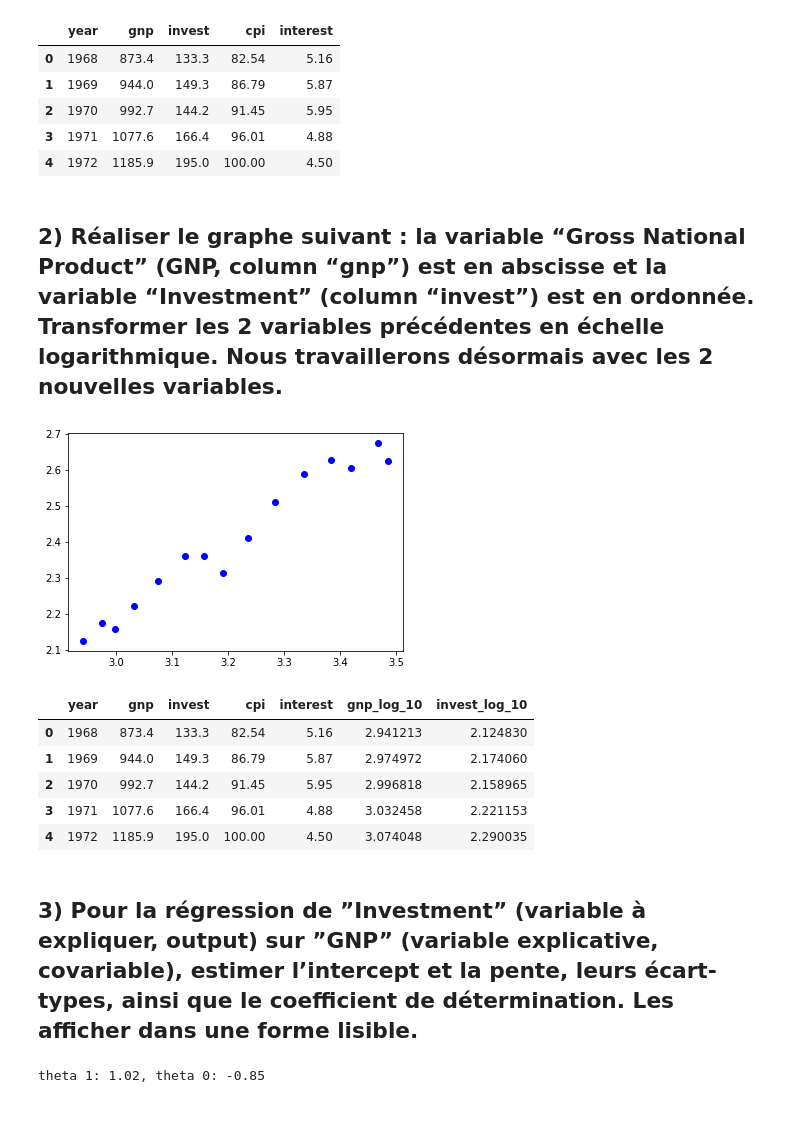
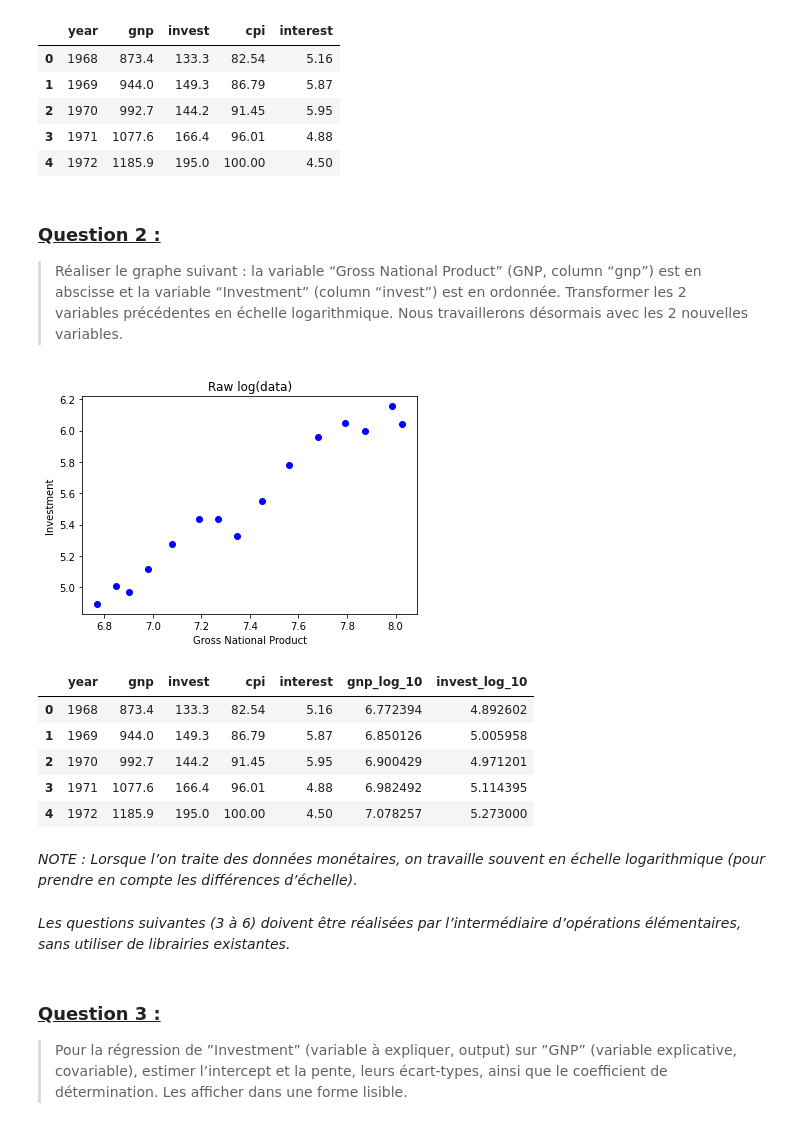
Before and after one commit to VictorLEDEZ/tp_1_proba_victor_ledez, a Jupyter notebook: ledez.ipynb, the cells around one changed output. Drawn from its saved outputs; the diff is of its cells as text; code cells hidden in the pictures.

```diff
--- a/ledez.ipynb
+++ b/ledez.ipynb
@@ -19,22 +22,34 @@ data.head()
 | 3 | 1971 | 1077.6 | 166.4 | 96.01 | 4.88 |
 | 4 | 1972 | 1185.9 | 195.0 | 100.00 | 4.50 |
 # %% [markdown]
-## 2) Réaliser le graphe suivant : la variable “Gross National Product” (GNP, column “gnp”) est en abscisse et la variable “Investment” (column “invest”) est en ordonnée. Transformer les 2 variables précédentes en échelle logarithmique. Nous travaillerons désormais avec les 2 nouvelles variables.
+### <ins>Question 2 :</ins>
+
+> Réaliser le graphe suivant : la variable “Gross National Product” (GNP, column “gnp”) est en abscisse et la variable “Investment” (column “invest”) est en ordonnée. Transformer les 2 variables précédentes en échelle logarithmique. Nous travaillerons désormais avec les 2 nouvelles variables.
 # %%
-data['gnp_log_10'] = np.log10(data['gnp'])
-data['invest_log_10'] = np.log10(data['invest'])
+data['gnp_log_10'] = np.log(data['gnp'])
+data['invest_log_10'] = np.log(data['invest'])
+
 plt.plot(data['gnp_log_10'], data['invest_log_10'], 'bo')
+plt.title("Raw log(data)")
+plt.xlabel("Gross National Product")
+plt.ylabel("Investment")
 plt.show()
 # %% [output]
-[figure, old version]
+[figure, new version]
 # %%
 data.head()
 # %% [output]
 |  | year | gnp | invest | cpi | interest | gnp_log_10 | invest_log_10 |
-| 0 | 1968 | 873.4 | 133.3 | 82.54 | 5.16 | 2.941213 | 2.124830 |
-| 1 | 1969 | 944.0 | 149.3 | 86.79 | 5.87 | 2.974972 | 2.174060 |
-| 2 | 1970 | 992.7 | 144.2 | 91.45 | 5.95 | 2.996818 | 2.158965 |
-| 3 | 1971 | 1077.6 | 166.4 | 96.01 | 4.88 | 3.032458 | 2.221153 |
-| 4 | 1972 | 1185.9 | 195.0 | 100.00 | 4.50 | 3.074048 | 2.290035 |
+| 0 | 1968 | 873.4 | 133.3 | 82.54 | 5.16 | 6.772394 | 4.892602 |
+| 1 | 1969 | 944.0 | 149.3 | 86.79 | 5.87 | 6.850126 | 5.005958 |
+| 2 | 1970 | 992.7 | 144.2 | 91.45 | 5.95 | 6.900429 | 4.971201 |
+| 3 | 1971 | 1077.6 | 166.4 | 96.01 | 4.88 | 6.982492 | 5.114395 |
+| 4 | 1972 | 1185.9 | 195.0 | 100.00 | 4.50 | 7.078257 | 5.273000 |
+# %% [markdown]
+_NOTE : Lorsque l’on traite des données monétaires, on travaille souvent en échelle logarithmique (pour prendre en compte les différences d’échelle)._
+# %% [markdown]
+_Les questions suivantes (3 à 6) doivent être réalisées par l’intermédiaire d’opérations élémentaires, sans utiliser de librairies existantes._
 # %% [markdown]
-## 3) Pour la régression de ”Investment” (variable à expliquer, output) sur ”GNP” (variable explicative, covariable), estimer l’intercept et la pente, leurs écart-types, ainsi que le coefficient de détermination. Les afficher dans une forme lisible.
+### <ins>Question 3 :</ins>
+
+> Pour la régression de ”Investment” (variable à expliquer, output) sur ”GNP” (variable explicative, covariable), estimer l’intercept et la pente, leurs écart-types, ainsi que le coefficient de détermination. Les afficher dans une forme lisible.
@@ -57,7 +55,0 @@ def calculate_cnos(x, y):
-# %%
-theta_0, theta_1 = calculate_cnos('gnp_log_10', 'invest_log_10')
-
-print('theta 1: ' + str(round(theta_1, 2)) +
-      ', theta 0: ' + str(round(theta_0, 2)))
-# %% [output]
-theta 1: 1.02, theta 0: -0.85
```
Also changed, not shown: parts of 29 cells of this notebook, 1 other file.
